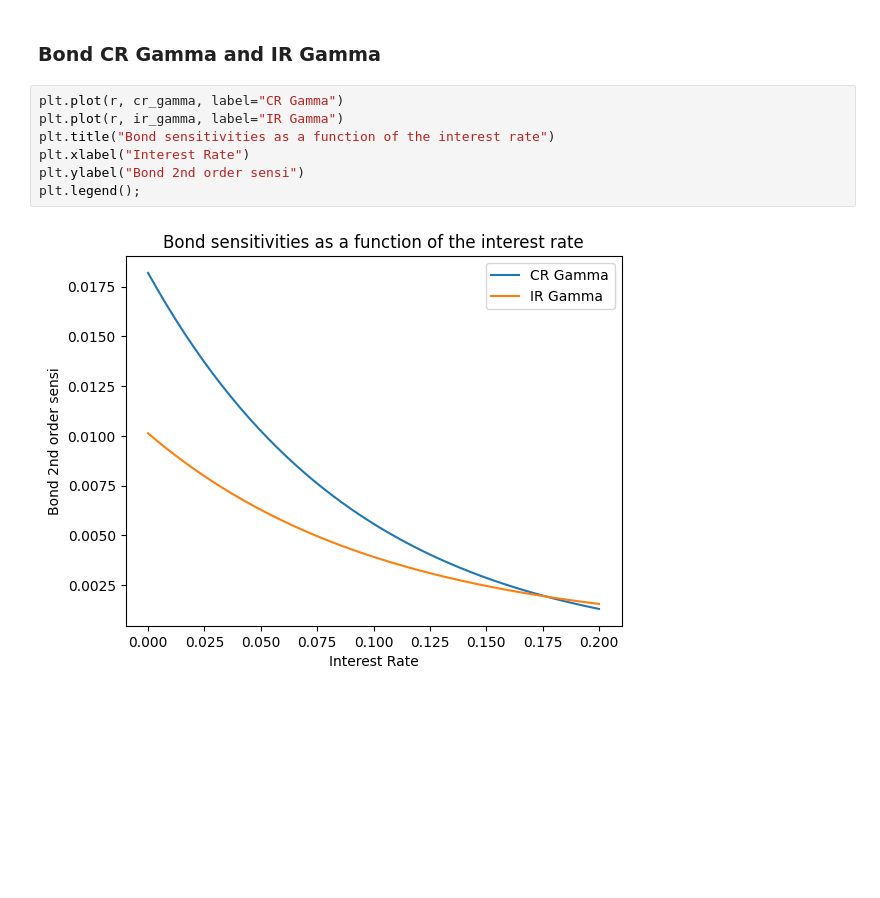
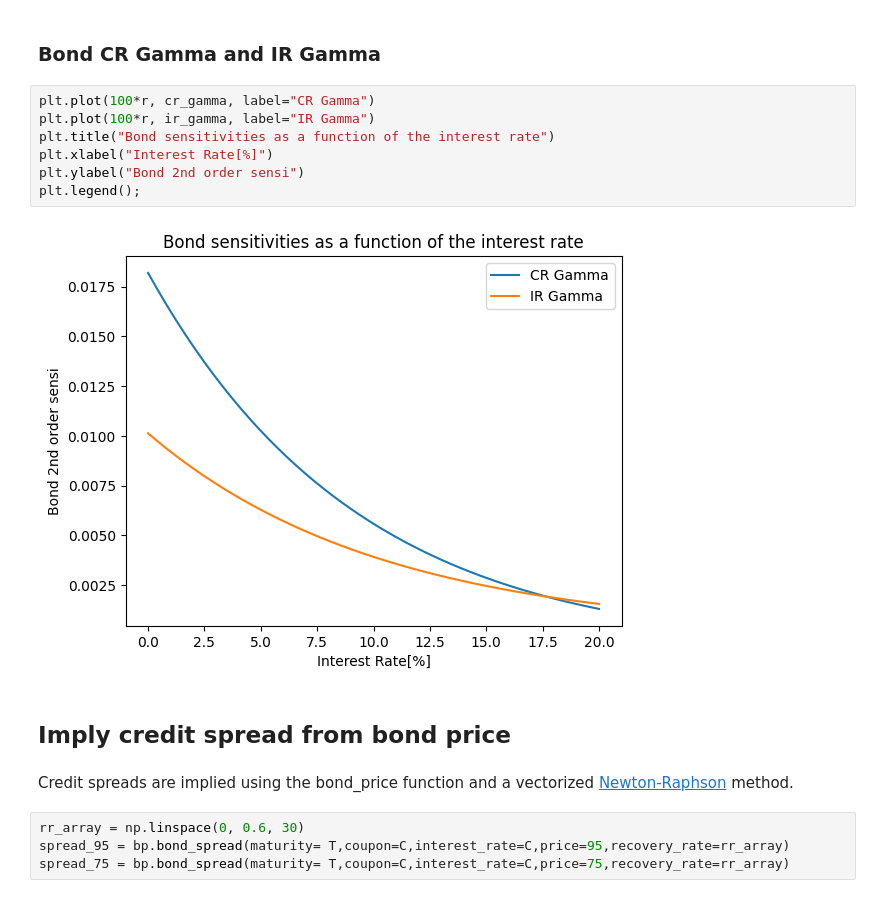
Before and after one commit to yanndivet/bond-pricing, a Jupyter notebook: bond-pricing-graphs.ipynb, the cells around one changed output. Saved outputs shown, nothing was run; the diff lists cells and outputs as text; blank space fills up the shorter version.

```diff
--- a/bond-pricing-graphs.ipynb
+++ b/bond-pricing-graphs.ipynb
@@ -58,11 +60,19 @@ plt.legend();
 # %% [markdown]
 ### Bond CR Gamma and IR Gamma
 # %%
-plt.plot(r, cr_gamma, label="CR Gamma")
-plt.plot(r, ir_gamma, label="IR Gamma")
+plt.plot(100*r, cr_gamma, label="CR Gamma")
+plt.plot(100*r, ir_gamma, label="IR Gamma")
 plt.title("Bond sensitivities as a function of the interest rate")
-plt.xlabel("Interest Rate")
+plt.xlabel("Interest Rate[%]")
 plt.ylabel("Bond 2nd order sensi")
 plt.legend();
 # %% [output]
-[figure, old version]
+[figure, new version]
+# %% [markdown]
+## Imply credit spread from bond price
+# %% [markdown]
+Credit spreads are implied using the bond_price function and a vectorized [Newton-Raphson](https://en.wikipedia.org/wiki/Newton%27s_method) method.
+# %%
+rr_array = np.linspace(0, 0.6, 30)
+spread_95 = bp.bond_spread(maturity= T,coupon=C,interest_rate=C,price=95,recovery_rate=rr_array)
+spread_75 = bp.bond_spread(maturity= T,coupon=C,interest_rate=C,price=75,recovery_rate=rr_array)
```
Also changed, not shown: parts of 5 cells of this notebook.
